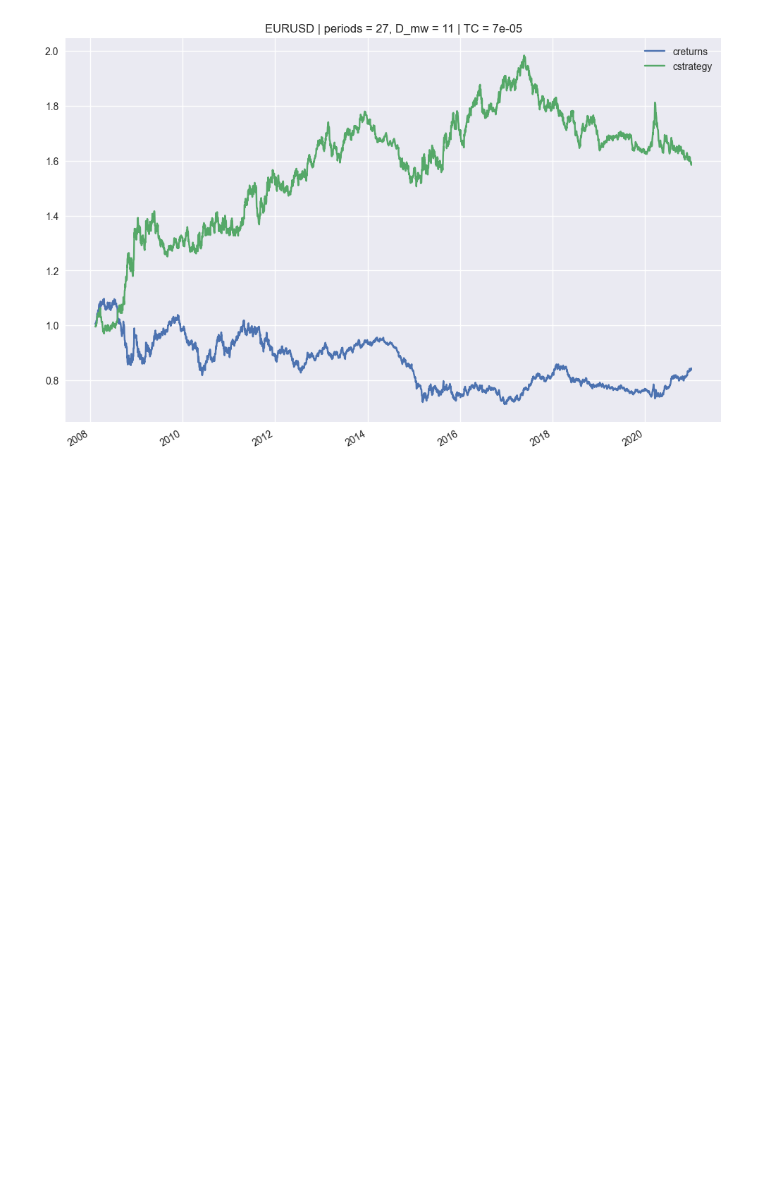
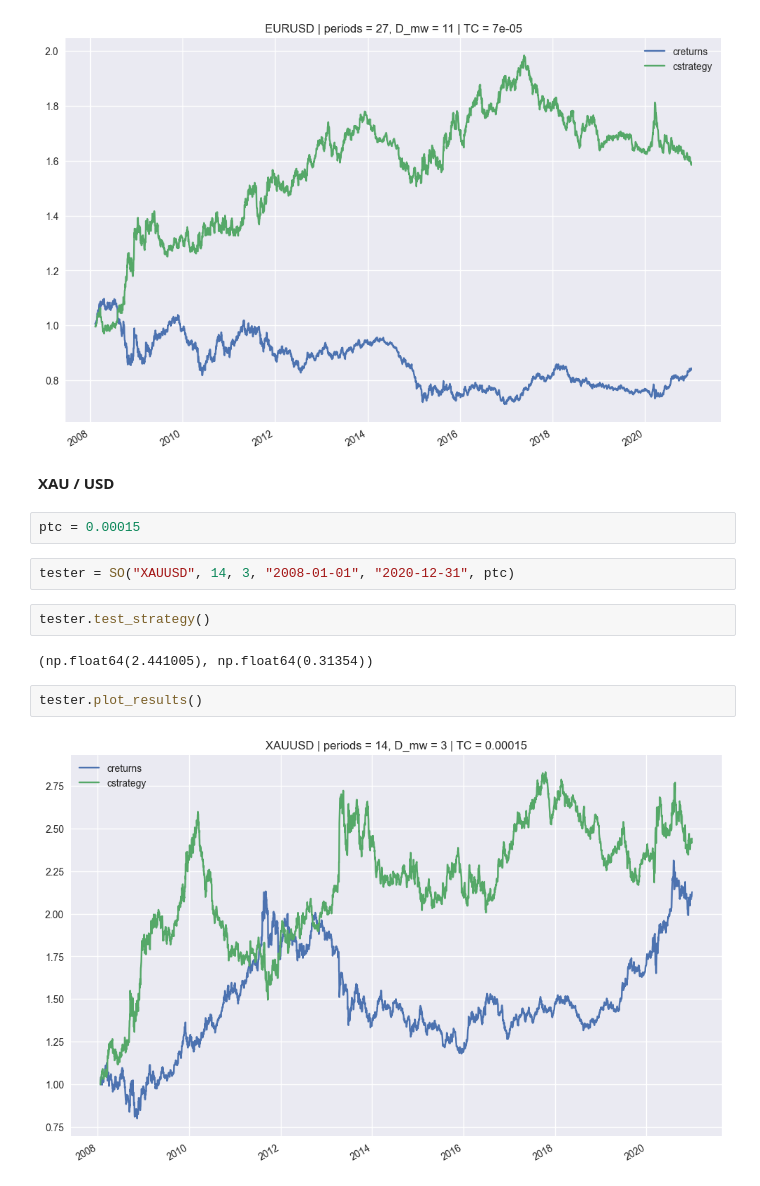
Before and after one commit to AvirukthGT/AlgoTrading, a Jupyter notebook: StochasticOscillator/stochasticOsc.ipynb, the cells around one changed output. Saved outputs shown, nothing was run; the diff lists cells and outputs as text; blank space fills up the shorter version.

```diff
--- a/StochasticOscillator/stochasticOsc.ipynb
+++ b/StochasticOscillator/stochasticOsc.ipynb
@@ -252,3 +252,17 @@ tester.optimize_parameters((10, 100, 1), (3, 50, 1))
 tester.plot_results()
 # %% [output]
 [figure]
+# %% [markdown]
+__XAU / USD__
+# %%
+ptc = 0.00015
+# %%
+tester = SO("XAUUSD", 14, 3, "2008-01-01", "2020-12-31", ptc)
+# %%
+tester.test_strategy()
+# %% [output]
+(np.float64(2.441005), np.float64(0.31354))
+# %%
+tester.plot_results()
+# %% [output]
+[figure, added]
```
Also changed, not shown: parts of 2 cells of this notebook.
